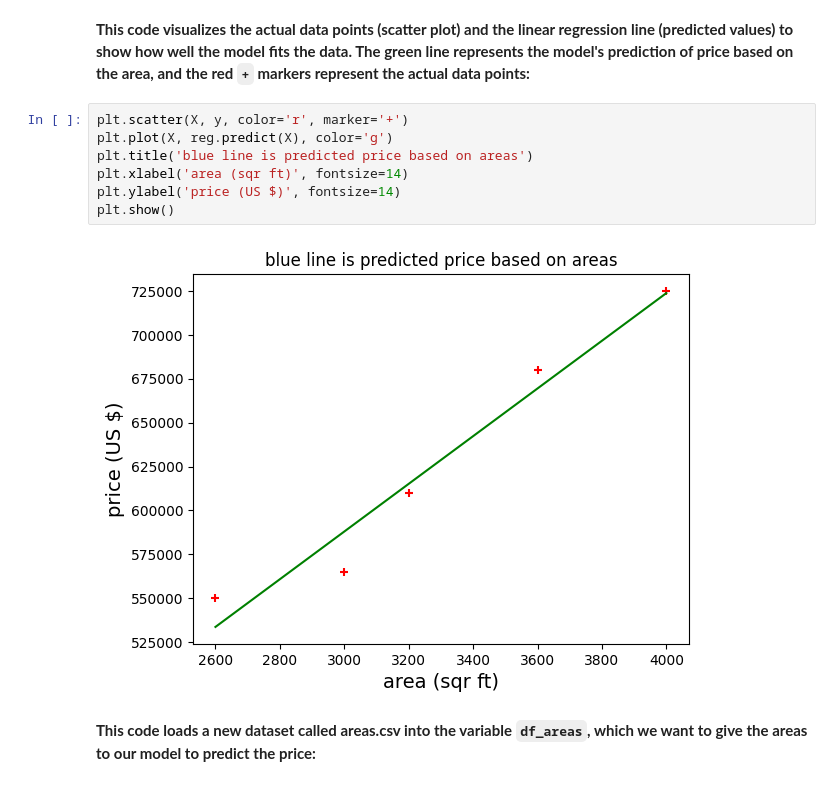
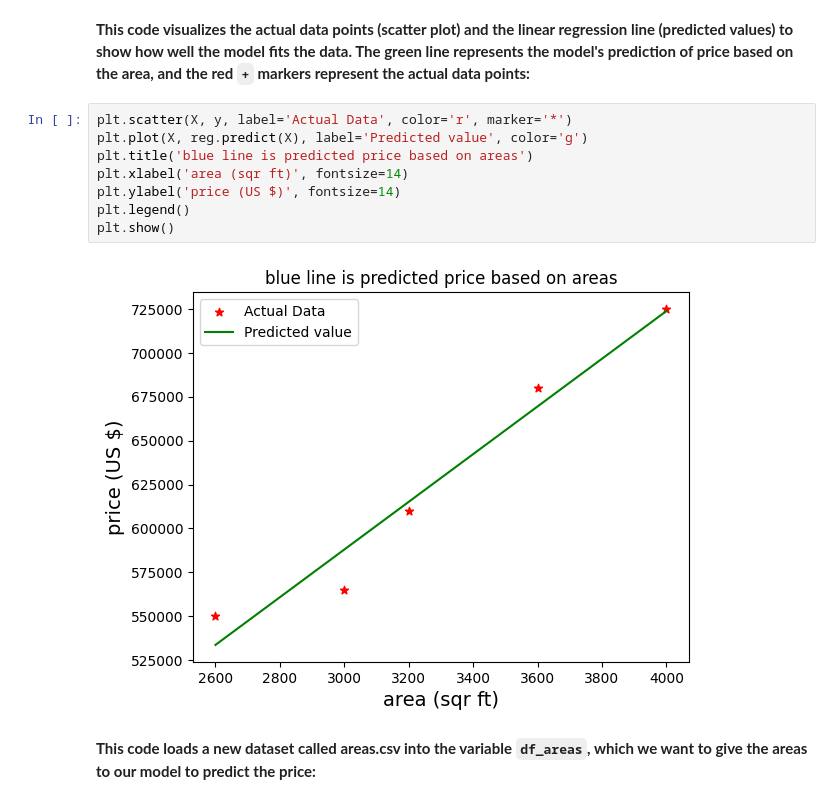
Before and after one commit to baharkarami/ML-Practice, a Jupyter notebook: 1_Linear_Regression_Single_Variable/1_Linear_Regression_Single_Variable_home_price.ipynb, the cells around one changed output. Saved outputs shown, nothing was run; the diff lists cells and outputs as text.

```diff
--- a/1_Linear_Regression_Single_Variable/1_Linear_Regression_Single_Variable_home_price.ipynb
+++ b/1_Linear_Regression_Single_Variable/1_Linear_Regression_Single_Variable_home_price.ipynb
@@ -96,14 +96,15 @@ reg.intercept_
 # %% [markdown]
 **This code visualizes the actual data points (scatter plot) and the linear regression line (predicted values) to show how well the model fits the data. The green line represents the model's prediction of price based on the area, and the red `+` markers represent the actual data points:**
 # %%
-plt.scatter(X, y, color='r', marker='+')
-plt.plot(X, reg.predict(X), color='g')
+plt.scatter(X, y, label='Actual Data', color='r', marker='*')
+plt.plot(X, reg.predict(X), label='Predicted value', color='g')
 plt.title('blue line is predicted price based on areas')
 plt.xlabel('area (sqr ft)', fontsize=14)
 plt.ylabel('price (US $)', fontsize=14)
+plt.legend()
 plt.show()
 # %% [output]
-[figure, old version]
+[figure, new version]
 # %% [markdown]
 **This code loads a new dataset called areas.csv into the variable `df_areas`, which we want to give the areas to our model to predict the price:**
 # %%
```
